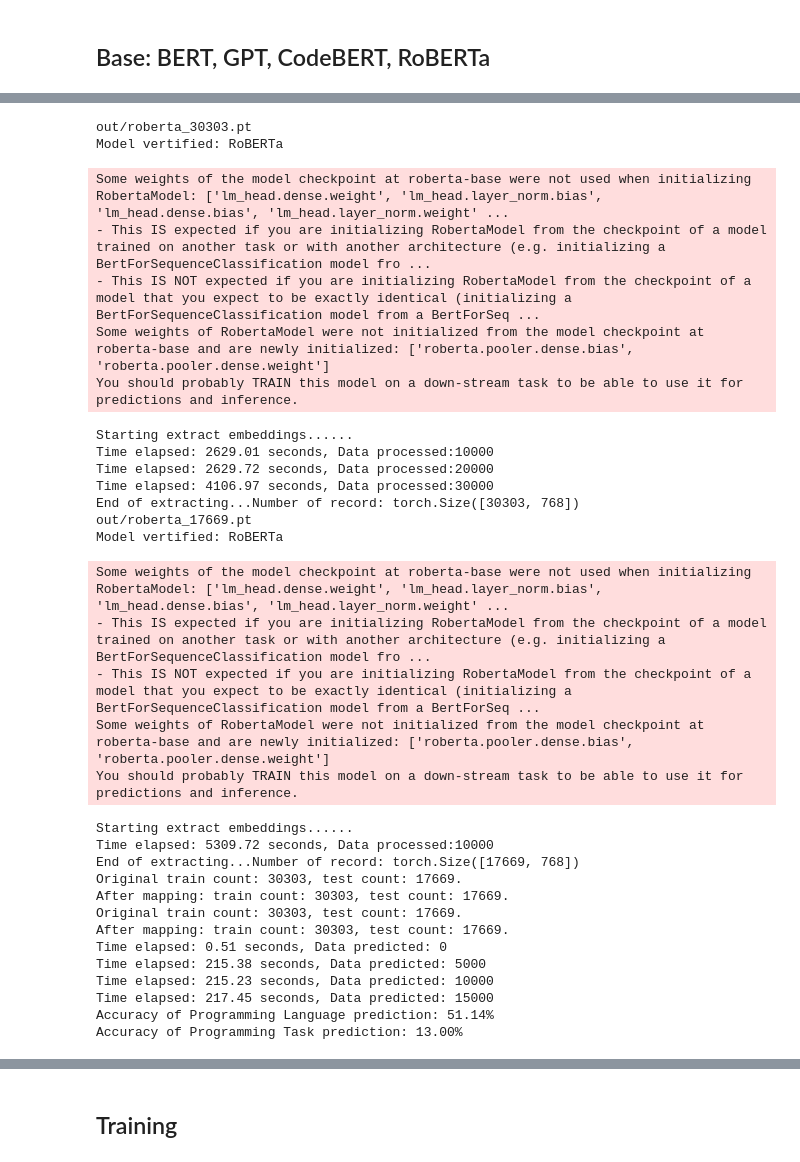
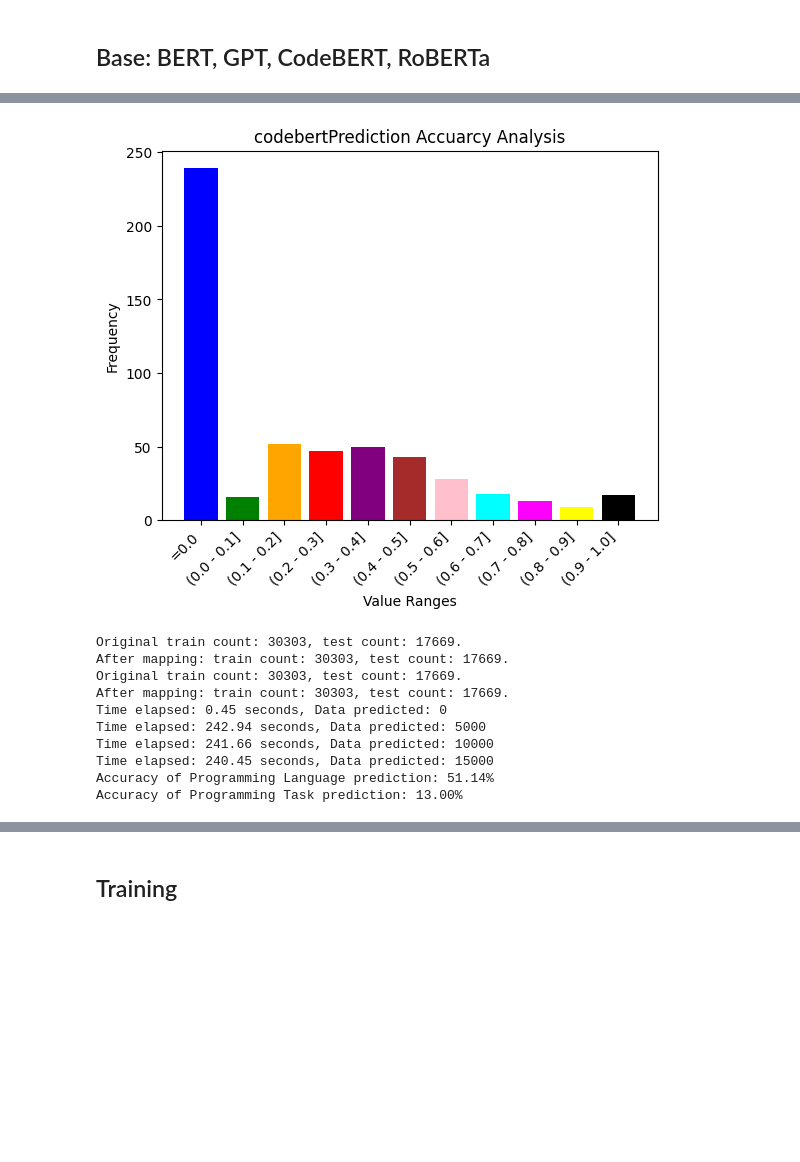
Before and after one commit to Simin404/literate_programming_llm, a Jupyter notebook: analyze_emb.ipynb, the cells around one changed output, grey strips where cells are left out. Saved outputs shown, nothing was run; the diff lists cells and outputs as text; code cells hidden in the pictures; blank space fills up the shorter version.

```diff
--- a/analyze_emb.ipynb
+++ b/analyze_emb.ipynb
@@ -104,5 +79,6 @@ Accuracy of Programming Task prediction: 17.17%
 # %%
 model = 'codebert'
-
-analyze_data(model, train_df, test_df, device, mode = 'emb')
+train_file = 'out/'+model+'_30303.pt'
+test_file = 'out/'+model+'_17669.pt'
+codebert_dic_lang, codebert_dic_task = analyze_data(model, train_df, test_df, device, train_path = train_file, test_path = test_file, mode = 'two_label')
 # %% [output]
@@ -124,39 +93,23 @@ Time elapsed: 155.78 seconds, Data predicted: 15000
 Accuracy of Programming Language prediction: 51.37%
 Accuracy of Programming Task prediction: 10.22%
+# %%
+counts = count_data(codebert_dic_lang)
+plot_analysis(counts, model)
+# %% [output]
+[figure, added]
 # %%
 model = 'roberta'
-
-analyze_data(model, train_df, test_df, device, mode = 'emb')
+train_file = 'out/'+model+'_30303.pt'
+test_file = 'out/'+model+'_17669.pt'
+roberta_dic_lang, roberta_dic_task = analyze_data(model, train_df, test_df, device, train_path = train_file, test_path = test_file, mode = 'two_label')
 # %% [output]
-out/roberta_30303.pt
-Model vertified: RoBERTa
+Original train count: 30303, test count: 17669.
+After mapping: train count: 30303, test count: 17669.
+Original train count: 30303, test count: 17669.
+After mapping: train count: 30303, test count: 17669.
+Time elapsed: 0.45 seconds, Data predicted: 0
+Time elapsed: 242.94 seconds, Data predicted: 5000
+Time elapsed: 241.66 seconds, Data predicted: 10000
+Time elapsed: 240.45 seconds, Data predicted: 15000
+Accuracy of Programming Language prediction: 51.14%
+Accuracy of Programming Task prediction: 13.00%
-Some weights of the model checkpoint at roberta-base were not used when initializing RobertaModel: ['lm_head.dense.weight', 'lm_head.layer_norm.bias', 'lm_head.dense.bias', 'lm_head.layer_norm.weight' ...
-- This IS expected if you are initializing RobertaModel from the checkpoint of a model trained on another task or with another architecture (e.g. initializing a BertForSequenceClassification model fro ...
-- This IS NOT expected if you are initializing RobertaModel from the checkpoint of a model that you expect to be exactly identical (initializing a BertForSequenceClassification model from a BertForSeq ...
-Some weights of RobertaModel were not initialized from the model checkpoint at roberta-base and are newly initialized: ['roberta.pooler.dense.bias', 'roberta.pooler.dense.weight']
-You should probably TRAIN this model on a down-stream task to be able to use it for predictions and inference.
-Starting extract embeddings......
-Time elapsed: 2629.01 seconds, Data processed:10000
-Time elapsed: 2629.72 seconds, Data processed:20000
-Time elapsed: 4106.97 seconds, Data processed:30000
-End of extracting...Number of record: torch.Size([30303, 768])
-out/roberta_17669.pt
-Model vertified: RoBERTa
-Some weights of the model checkpoint at roberta-base were not used when initializing RobertaModel: ['lm_head.dense.weight', 'lm_head.layer_norm.bias', 'lm_head.dense.bias', 'lm_head.layer_norm.weight' ...
-- This IS expected if you are initializing RobertaModel from the checkpoint of a model trained on another task or with another architecture (e.g. initializing a BertForSequenceClassification model fro ...
-- This IS NOT expected if you are initializing RobertaModel from the checkpoint of a model that you expect to be exactly identical (initializing a BertForSequenceClassification model from a BertForSeq ...
-Some weights of RobertaModel were not initialized from the model checkpoint at roberta-base and are newly initialized: ['roberta.pooler.dense.bias', 'roberta.pooler.dense.weight']
-You should probably TRAIN this model on a down-stream task to be able to use it for predictions and inference.
-Starting extract embeddings......
-Time elapsed: 5309.72 seconds, Data processed:10000
-End of extracting...Number of record: torch.Size([17669, 768])
-Original train count: 30303, test count: 17669.
-After mapping: train count: 30303, test count: 17669.
-Original train count: 30303, test count: 17669.
-After mapping: train count: 30303, test count: 17669.
-Time elapsed: 0.51 seconds, Data predicted: 0
-Time elapsed: 215.38 seconds, Data predicted: 5000
-Time elapsed: 215.23 seconds, Data predicted: 10000
-Time elapsed: 217.45 seconds, Data predicted: 15000
-Accuracy of Programming Language prediction: 51.14%
-Accuracy of Programming Task prediction: 13.00%
```
Also changed, not shown: parts of 11 cells of this notebook.
